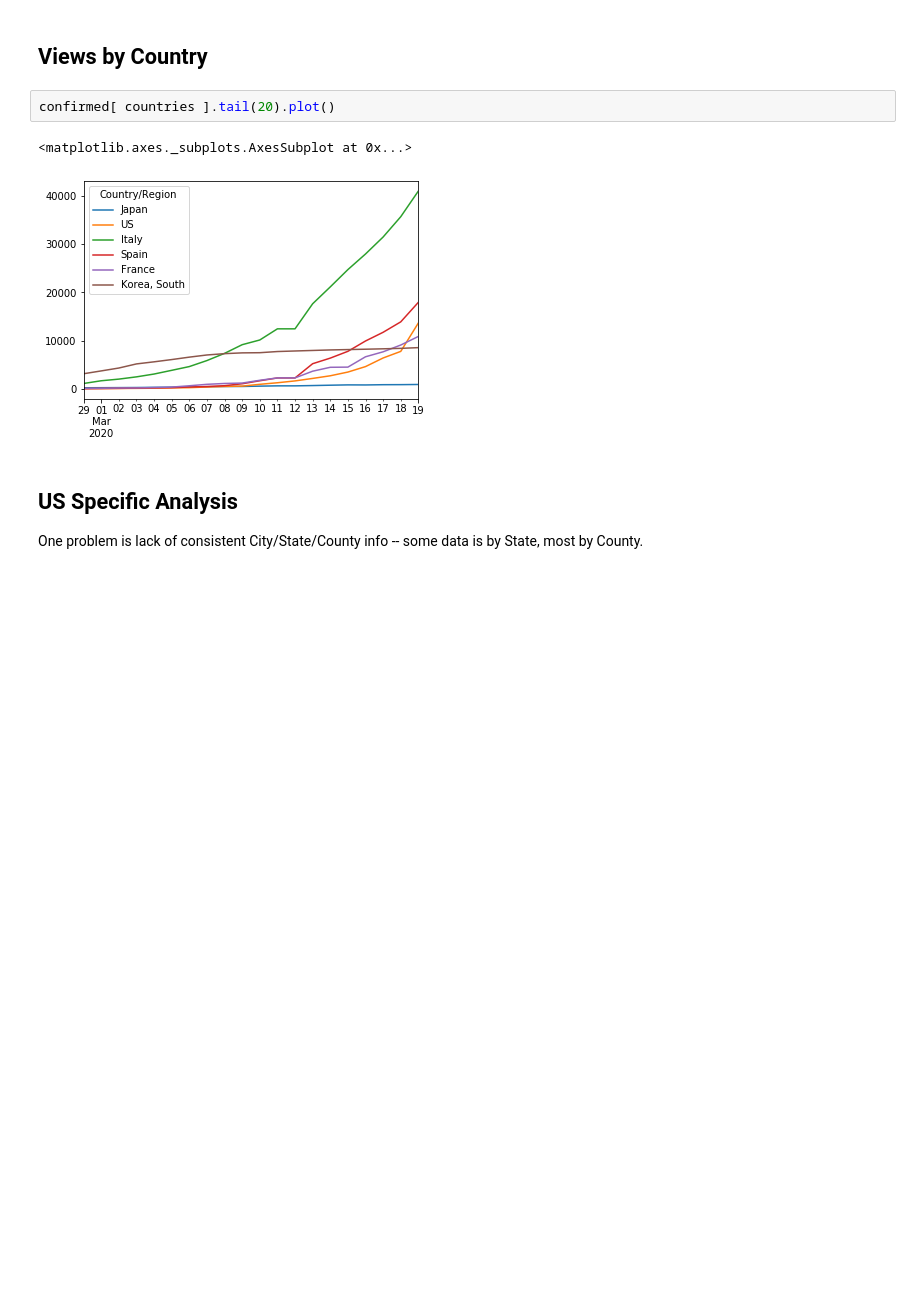
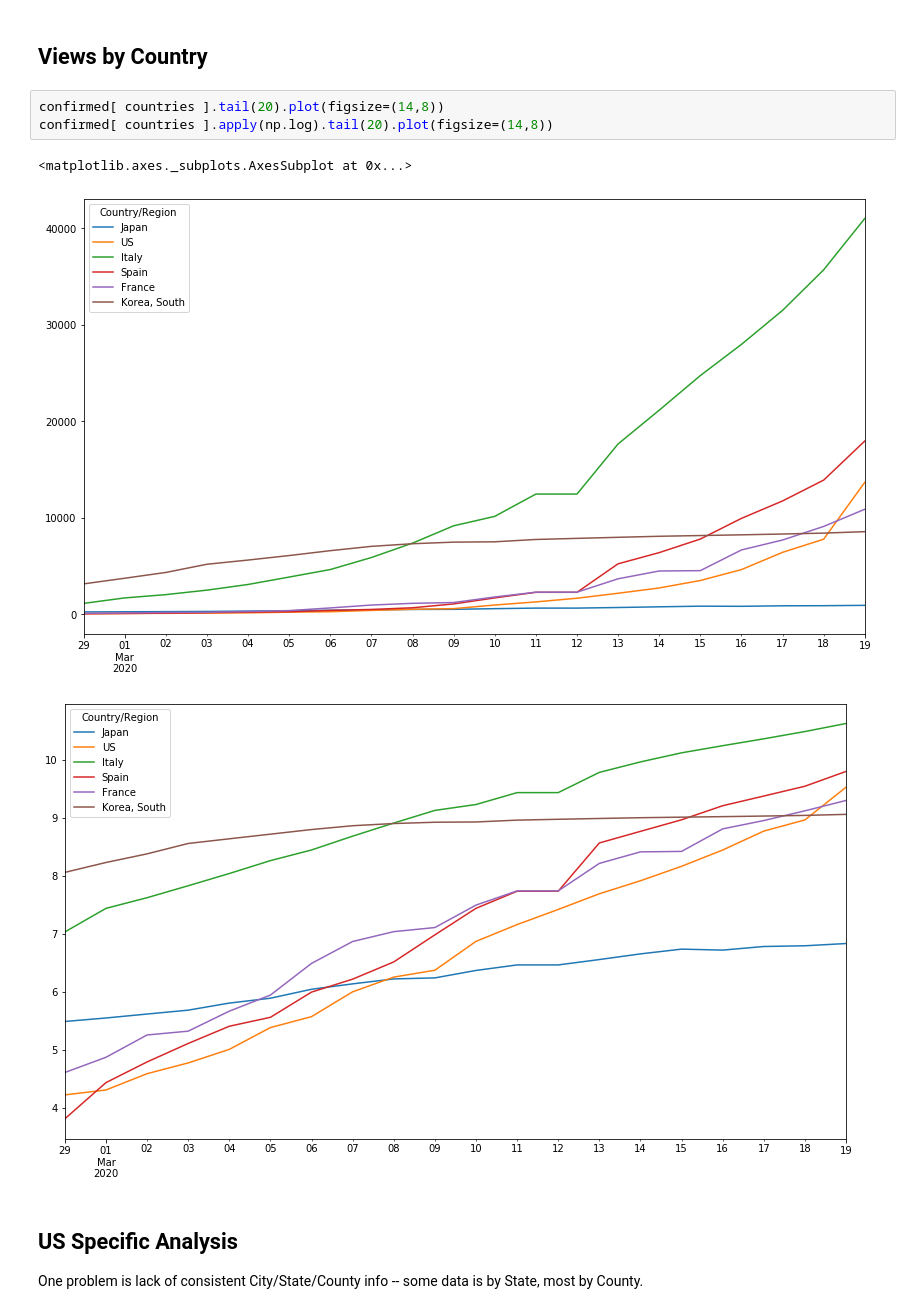
Before and after one commit to dougfoo/machineLearning, a Jupyter notebook: covid/COVID-Analysis-2.ipynb, the cells around one changed output. Saved outputs shown, nothing was run; the diff lists cells and outputs as text; blank space fills up the shorter version.

```diff
--- a/covid/COVID-Analysis-2.ipynb
+++ b/covid/COVID-Analysis-2.ipynb
@@ -86,11 +86,13 @@ deaths[ countries ].tail()
 | 2020-03-19 | 29.0 | 200.0 | 3405.0 | 830.0 | 243.0 | 91.0 |
 # %% [markdown]
 ## Views by Country
-# %%
-confirmed[ countries ].tail(20).plot()
-# %% [output]
-<matplotlib.axes._subplots.AxesSubplot at 0x...>
-[figure, removed]
+# %%
+confirmed[ countries ].tail(20).plot(figsize=(14,8))
+confirmed[ countries ].apply(np.log).tail(20).plot(figsize=(14,8))
+# %% [output]
+<matplotlib.axes._subplots.AxesSubplot at 0x...>
+[figure, added]
+[figure, added]
 # %% [markdown]
 ## US Specific Analysis
 
```
Also changed, not shown: parts of 1 cell of this notebook.
